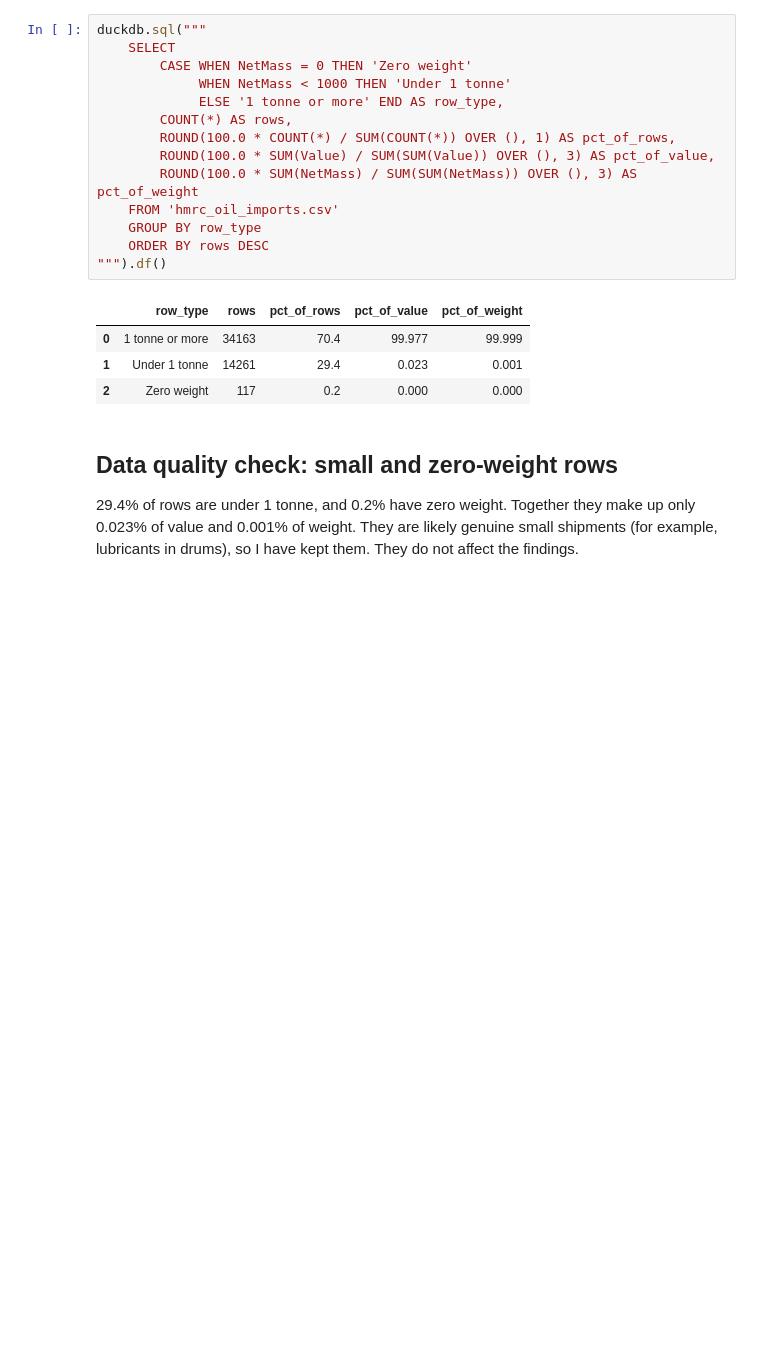
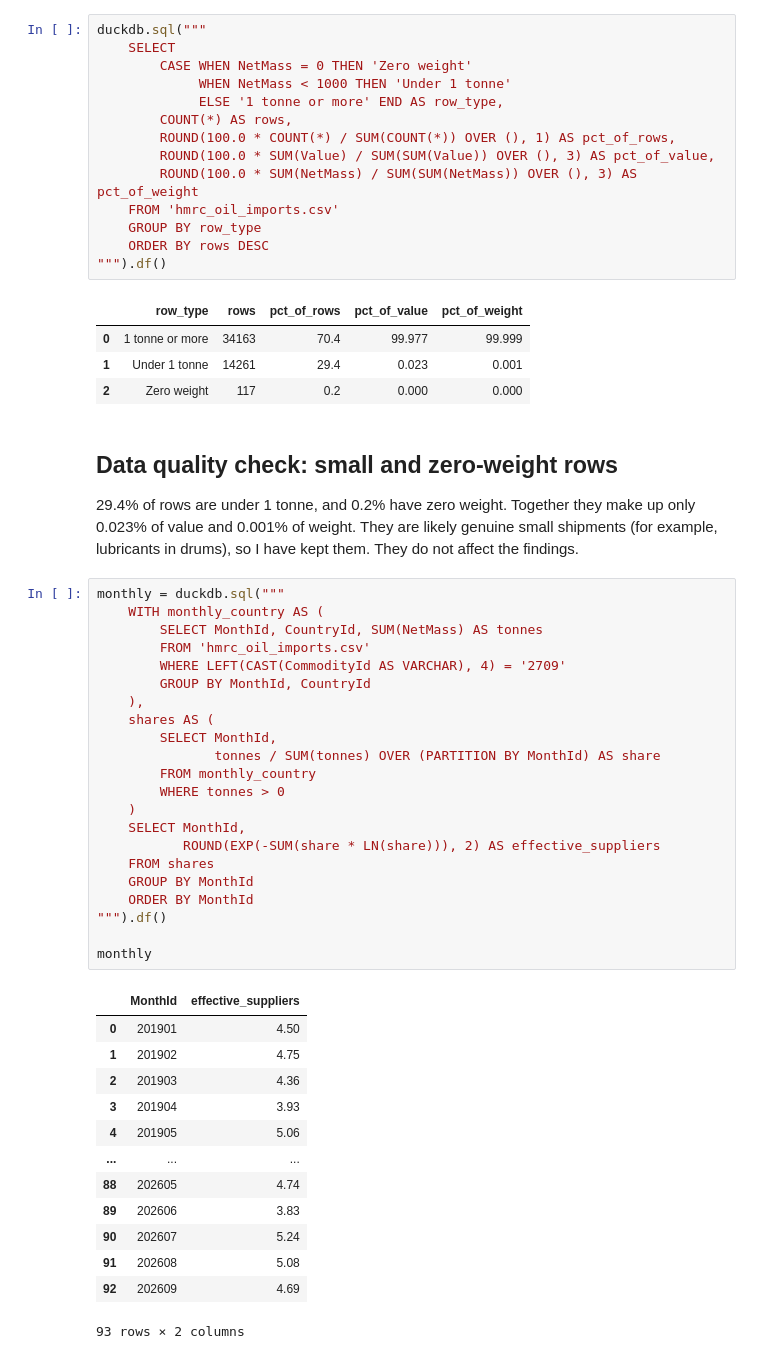
Before and after one commit to sdiggens/uk-oil-imports, a Jupyter notebook: explore.ipynb, the cells around one changed output. Saved outputs shown, nothing was run; the diff lists cells and outputs as text; blank space fills up the shorter version.

```diff
--- a/explore.ipynb
+++ b/explore.ipynb
@@ -200,3 +200,39 @@ duckdb.sql("""
 
 29.4% of rows are under 1 tonne, and 0.2% have zero weight. Together they make up only 0.023% of value and 0.001% of weight.
 They are likely genuine small shipments (for example, lubricants in drums), so I have kept them. They do not affect the findings.
+# %%
+monthly = duckdb.sql("""
+    WITH monthly_country AS (
+        SELECT MonthId, CountryId, SUM(NetMass) AS tonnes
+        FROM 'hmrc_oil_imports.csv'
+        WHERE LEFT(CAST(CommodityId AS VARCHAR), 4) = '2709'
+        GROUP BY MonthId, CountryId
+    ),
+    shares AS (
+        SELECT MonthId,
+               tonnes / SUM(tonnes) OVER (PARTITION BY MonthId) AS share
+        FROM monthly_country
+        WHERE tonnes > 0
+    )
+    SELECT MonthId,
+           ROUND(EXP(-SUM(share * LN(share))), 2) AS effective_suppliers
+    FROM shares
+    GROUP BY MonthId
+    ORDER BY MonthId
+""").df()
+
+monthly
+# %% [output]
+|  | MonthId | effective_suppliers |
+| 0 | 201901 | 4.50 |
+| 1 | 201902 | 4.75 |
+| 2 | 201903 | 4.36 |
+| 3 | 201904 | 3.93 |
+| 4 | 201905 | 5.06 |
+| ... | ... | ... |
+| 88 | 202605 | 4.74 |
+| 89 | 202606 | 3.83 |
+| 90 | 202607 | 5.24 |
+| 91 | 202608 | 5.08 |
+| 92 | 202609 | 4.69 |
+93 rows × 2 columns
```
Also changed, not shown: parts of 2 cells of this notebook.
